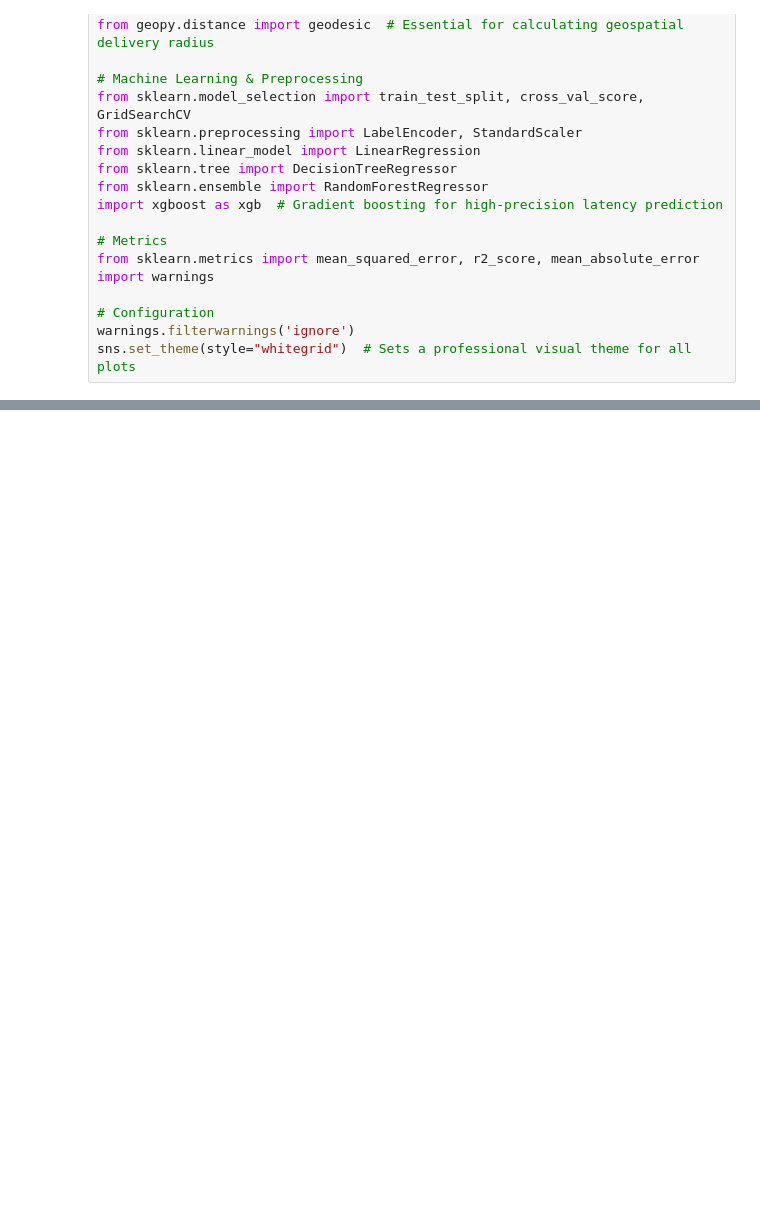
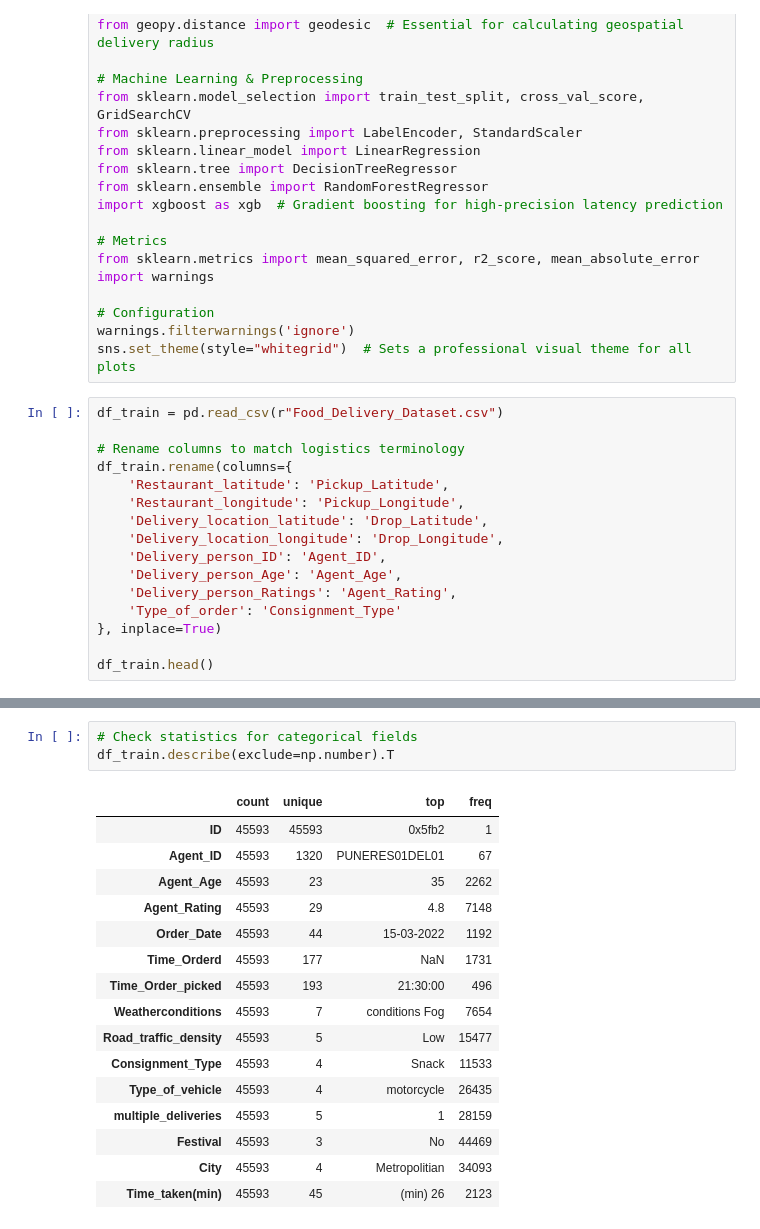
Before and after one commit to tasish/Urban-Logistics-Latency-Predictor, a Jupyter notebook: Urban_Logistics_Latency_Predictor.ipynb, the cells around one changed output, grey strips where cells are left out. Saved outputs shown, nothing was run; the diff lists cells and outputs as text; blank space fills up the shorter version.

```diff
--- a/Urban_Logistics_Latency_Predictor.ipynb
+++ b/Urban_Logistics_Latency_Predictor.ipynb
@@ -44,3 +44,19 @@ import warnings
 # Configuration
 warnings.filterwarnings('ignore')
 sns.set_theme(style="whitegrid")  # Sets a professional visual theme for all plots
+# %%
+df_train = pd.read_csv(r"Food_Delivery_Dataset.csv")
+
+# Rename columns to match logistics terminology
+df_train.rename(columns={
+    'Restaurant_latitude': 'Pickup_Latitude',
+    'Restaurant_longitude': 'Pickup_Longitude',
+    'Delivery_location_latitude': 'Drop_Latitude',
+    'Delivery_location_longitude': 'Drop_Longitude',
+    'Delivery_person_ID': 'Agent_ID',
+    'Delivery_person_Age': 'Agent_Age',
+    'Delivery_person_Ratings': 'Agent_Rating',
+    'Type_of_order': 'Consignment_Type'
+}, inplace=True)
+
+df_train.head()
@@ -46,0 +114,20 @@ sns.set_theme(style="whitegrid")  # Sets a professional visual theme for all plo
+# %%
+# Check statistics for categorical fields
+df_train.describe(exclude=np.number).T
+# %% [output]
+|  | count | unique | top | freq |
+| ID | 45593 | 45593 | 0x5fb2 | 1 |
+| Agent_ID | 45593 | 1320 | PUNERES01DEL01 | 67 |
+| Agent_Age | 45593 | 23 | 35 | 2262 |
+| Agent_Rating | 45593 | 29 | 4.8 | 7148 |
+| Order_Date | 45593 | 44 | 15-03-2022 | 1192 |
+| Time_Orderd | 45593 | 177 | NaN | 1731 |
+| Time_Order_picked | 45593 | 193 | 21:30:00 | 496 |
+| Weatherconditions | 45593 | 7 | conditions Fog | 7654 |
+| Road_traffic_density | 45593 | 5 | Low | 15477 |
+| Consignment_Type | 45593 | 4 | Snack | 11533 |
+| Type_of_vehicle | 45593 | 4 | motorcycle | 26435 |
+| multiple_deliveries | 45593 | 5 | 1 | 28159 |
+| Festival | 45593 | 3 | No | 44469 |
+| City | 45593 | 4 | Metropolitian | 34093 |
+| Time_taken(min) | 45593 | 45 | (min) 26 | 2123 |
```
Also changed, not shown: parts of 29 cells of this notebook.
